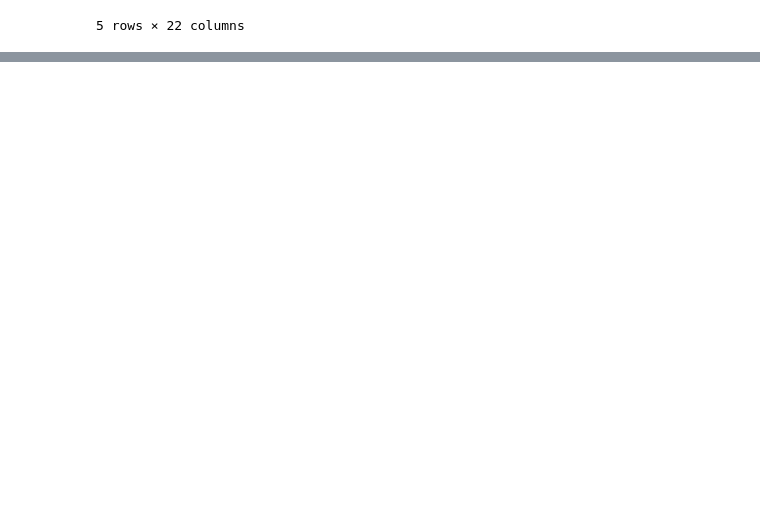
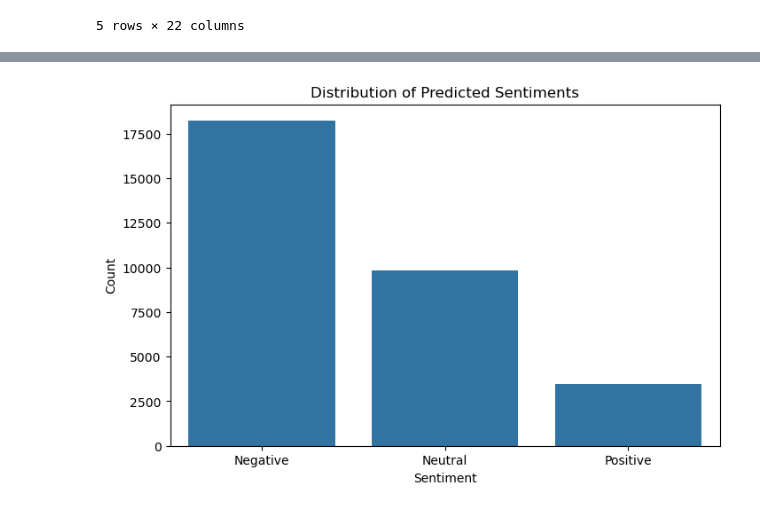
Before and after one commit to BigDataForSanDiego/Team-227, a Jupyter notebook: sentiment_analysis.ipynb, the cells around one changed output, grey strips where cells are left out. Saved outputs shown, nothing was run; the diff lists cells and outputs as text; code cells hidden in the pictures; blank space fills up the shorter version.

```diff
--- a/sentiment_analysis.ipynb
+++ b/sentiment_analysis.ipynb
@@ -39,0 +206,29 @@ from textblob import TextBlob
+# %%
+import matplotlib.pyplot as plt
+import seaborn as sns
+from sklearn.metrics import confusion_matrix
+
+# Convert 'Sentiment' column to a categorical type
+dataset['Sentiment'] = pd.Categorical(dataset['Sentiment'], categories=['Positive', 'Neutral', 'Negative'], ordered=True)
+
+# Step 1: Plot the distribution of predicted sentiments
+plt.figure(figsize=(12, 6))
+sns.countplot(data=dataset,
+              x='Sentiment',
+              order=dataset['Sentiment'].cat.categories,  # Ensure order is from categorical data
+              palette='viridis')
+
+# Step 2: Add sample reviews as annotations
+# Sample a few reviews from each sentiment category for annotations
+sentiment_samples = dataset.groupby('Sentiment').apply(lambda x: x.sample(min(len(x), 3))).reset_index(drop=True)
+
+# Annotate the plot with sample reviews
+for index, row in sentiment_samples.iterrows():
+    # Ensure to reference the correct x position by finding the category index
+    plt.text(row['Sentiment'].cat.codes[0], 0, row['Review'], rotation=45, ha='center', va='bottom', fontsize=9, color='black')
+
+plt.title('Distribution of Detailed Sentiments with Sample Reviews')
+plt.xlabel('Sentiment')
+plt.ylabel('Count')
+plt.xticks(rotation=45)
+plt.show()
@@ -39,0 +241,9 @@ from textblob import TextBlob
+# %%
+plt.figure(figsize=(8, 5))
+sns.countplot(data=dataset, x='Sentiment', order=dataset['Sentiment'].value_counts().index)
+plt.title('Distribution of Predicted Sentiments')
+plt.xlabel('Sentiment')
+plt.ylabel('Count')
+plt.show()
+# %% [output]
+[figure, added]
```
Also changed, not shown: parts of 22 cells of this notebook.
